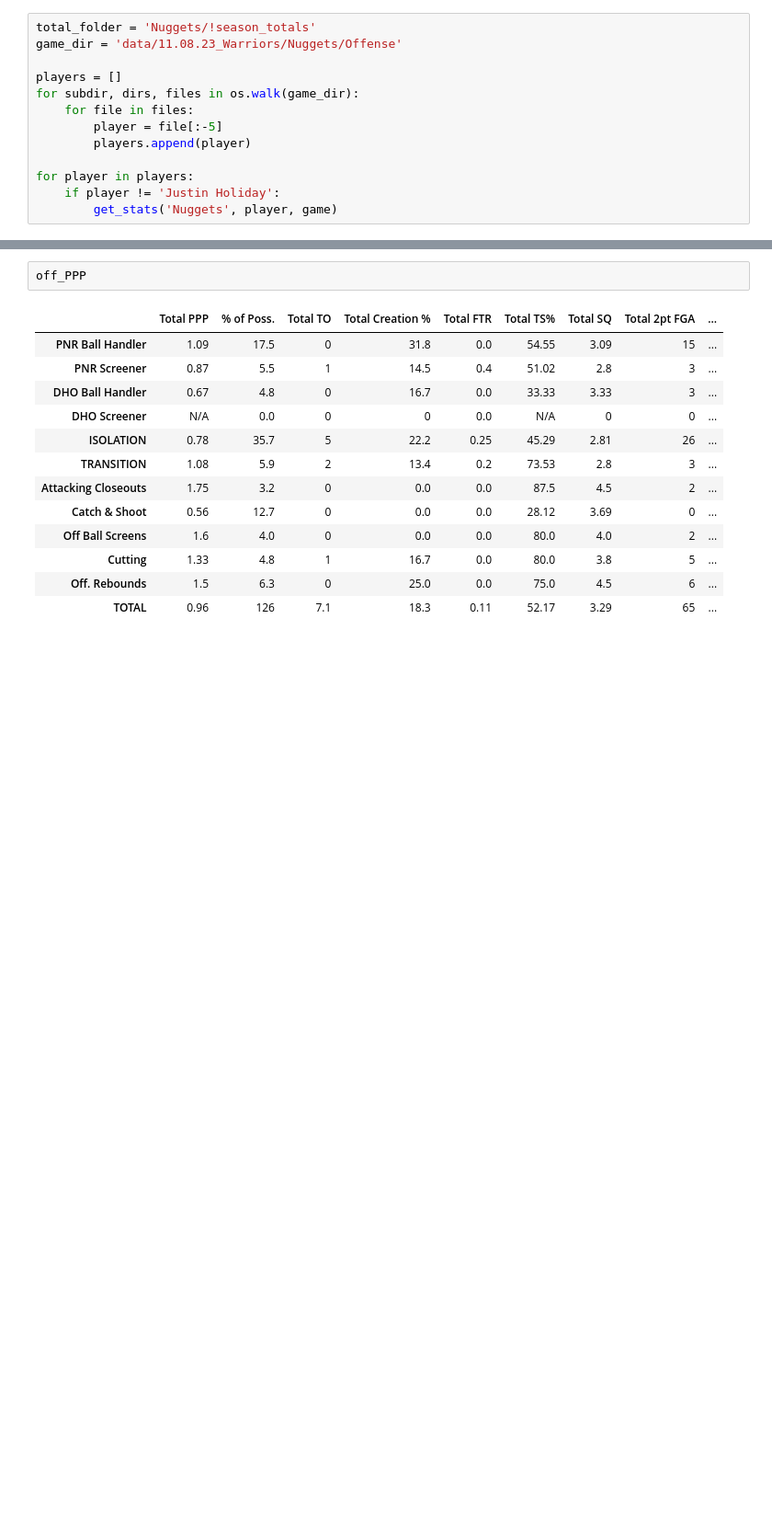
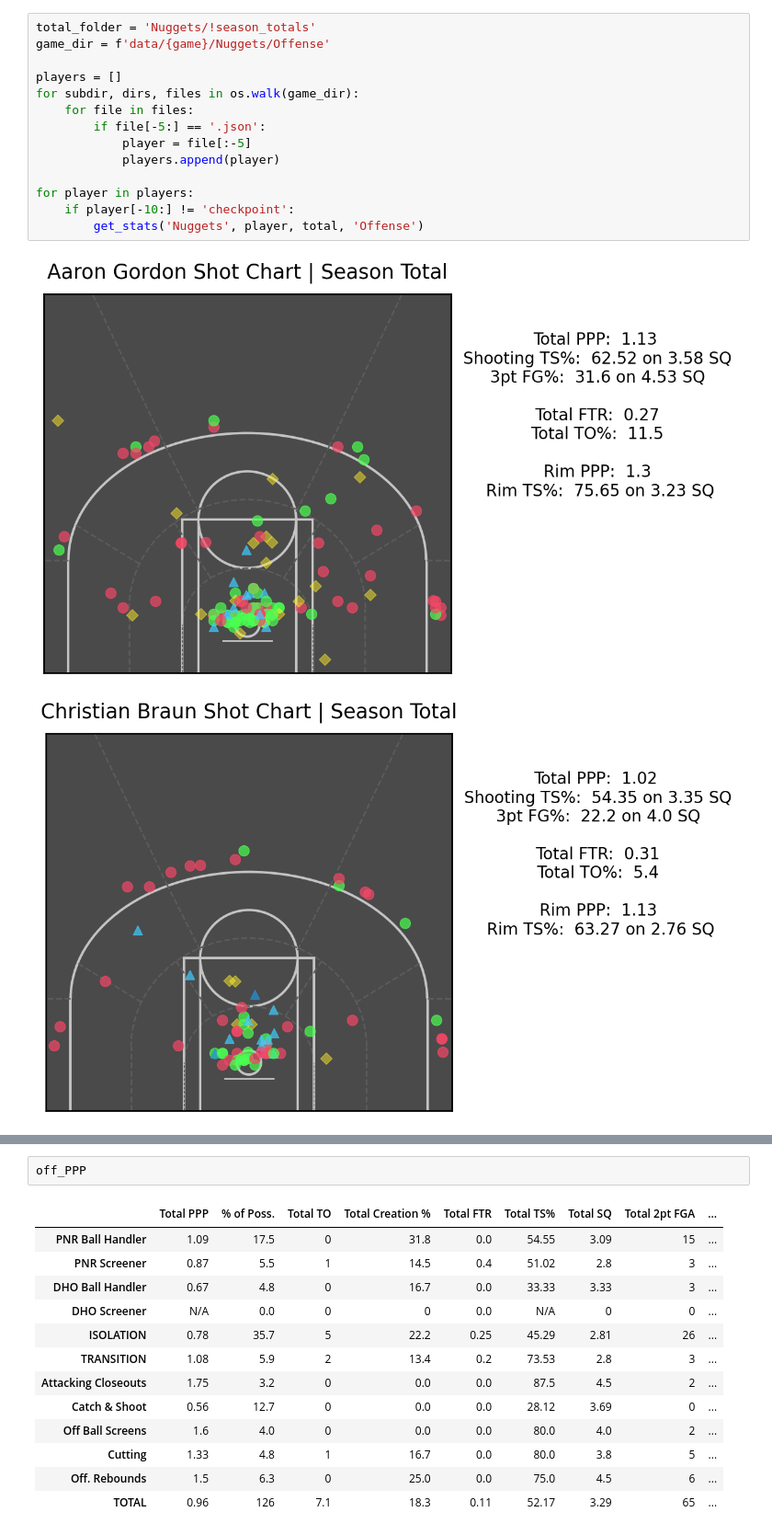
Before and after one commit to nickdsharpe/PPP_24, a Jupyter notebook: generate_stats.ipynb, the cells around one changed output, grey strips where cells are left out. Shown at 92% size. Saved outputs shown, nothing was run; the diff lists cells and outputs as text; blank space fills up the shorter version.

```diff
--- a/generate_stats.ipynb
+++ b/generate_stats.ipynb
@@ -18,14 +19,18 @@ game = '11.12.23_Rockets'
 total = '!season_totals'
 # %%
 total_folder = 'Nuggets/!season_totals'
-game_dir = 'data/11.08.23_Warriors/Nuggets/Offense'
+game_dir = f'data/{game}/Nuggets/Offense'
 
 players = []
 for subdir, dirs, files in os.walk(game_dir):
     for file in files:
-        player = file[:-5]
-        players.append(player)
+        if file[-5:] == '.json':
+            player = file[:-5]
+            players.append(player)
 
 for player in players:
-    if player != 'Justin Holiday':
-        get_stats('Nuggets', player, game)
+    if player[-10:] != 'checkpoint':
+        get_stats('Nuggets', player, total, 'Offense')
+# %% [output]
+[figure, added]
+[figure, added]
```
Also changed, not shown: parts of 14 cells of this notebook, 26 other files.
